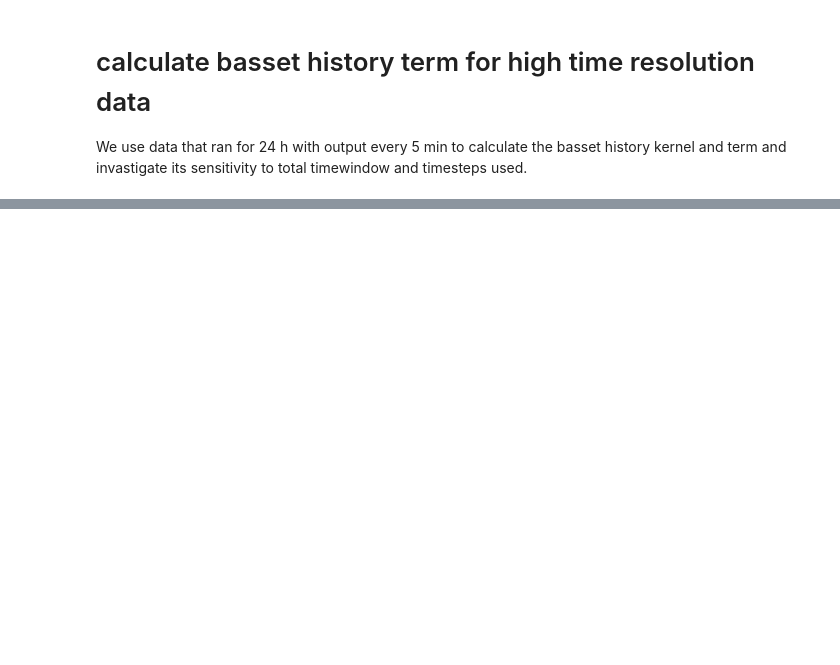
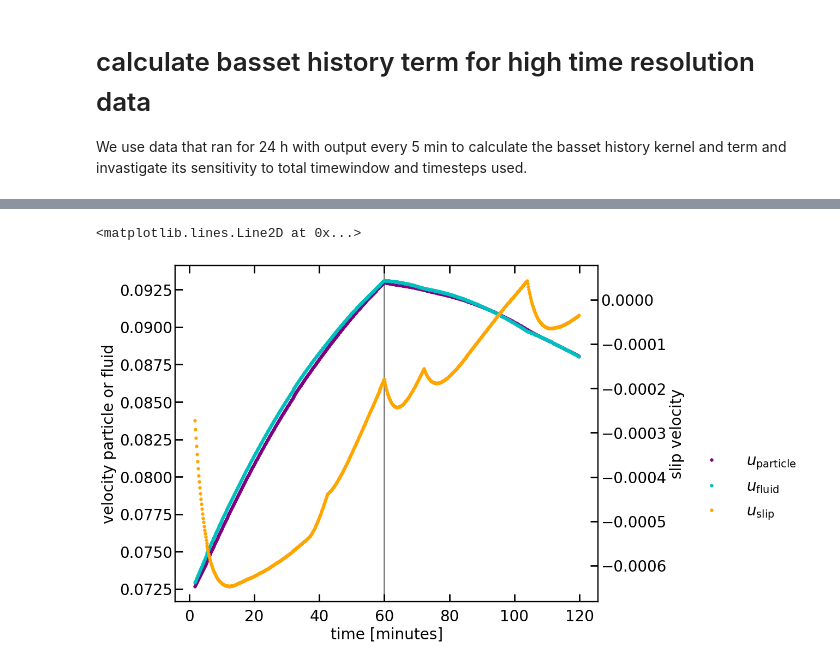
Before and after one commit to Parcels-code/Maxey_Riley_advection, a Jupyter notebook: analysis/analysis_history_term.ipynb, the cells around one changed output, grey strips where cells are left out. Saved outputs shown, nothing was run; the diff lists cells and outputs as text; code cells hidden in the pictures; blank space fills up the shorter version.

```diff
--- a/analysis/analysis_history_term.ipynb
+++ b/analysis/analysis_history_term.ipynb
@@ -466 +324,26 @@ ax2.plot(Nwindowlist,F_H_basset_Nwindow,'s')
+# %%
+# plot values
+id = 2
+dt_write =10
+fig,ax=plt.subplots()
+for pt in ['inertial_Rep_constant']:
+
+    ax.plot(data_short[pt][dt_write].time[id,10:]/60,data_short[pt][dt_write].uparticle[id,10:],'.',color='purple')
+    ax.plot(data_short[pt][dt_write].time[id,10:]/60,data_short[pt][dt_write].ufluid[id,10:],'.',color='c')
+
+    ax2 = ax.twinx()
+    ax2.plot(data_short[pt][dt_write].time[id,10:]/60,data_short[pt][dt_write].uslip[id,10:],'.',color='orange')
+
+ax.legend(['$u_{\\mathrm{particle}}$','$u_{\\mathrm{fluid}}$'],loc=(1.2,0.3))
+
+ax2.legend(['$u_{\\mathrm{slip}}$'],loc=(1.2,0.22))
+
+ax.set_ylabel('velocity particle or fluid')
+ax2.set_ylabel('slip velocity')
+ax.set_xlabel('time [minutes]')
+ax.axvline(60,zorder=-5,color='grey')
+# ax.set_yscale('log')
+# %% [output]
+<matplotlib.lines.Line2D at 0x...>
+[figure, added]
 # %%
```
Also changed, not shown: parts of 47 cells of this notebook.
